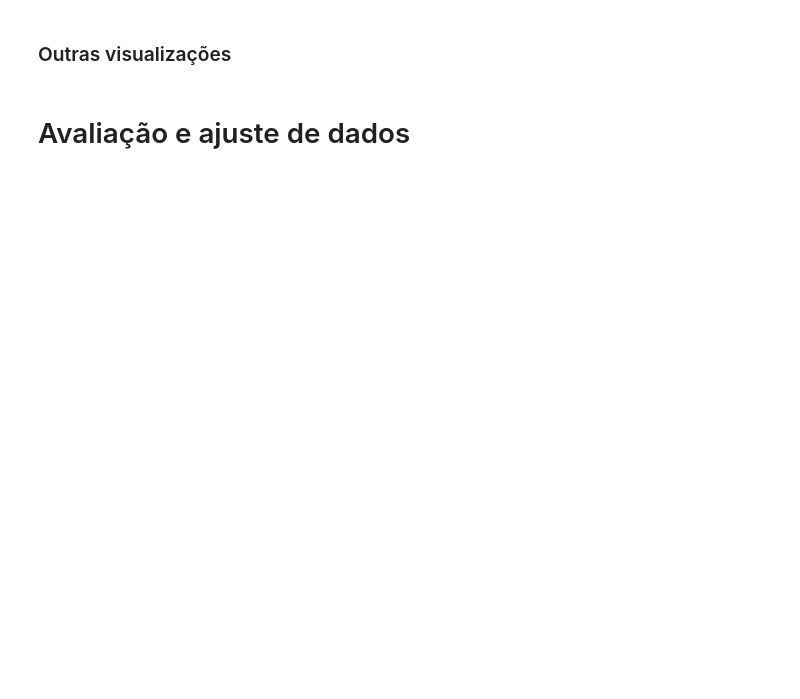
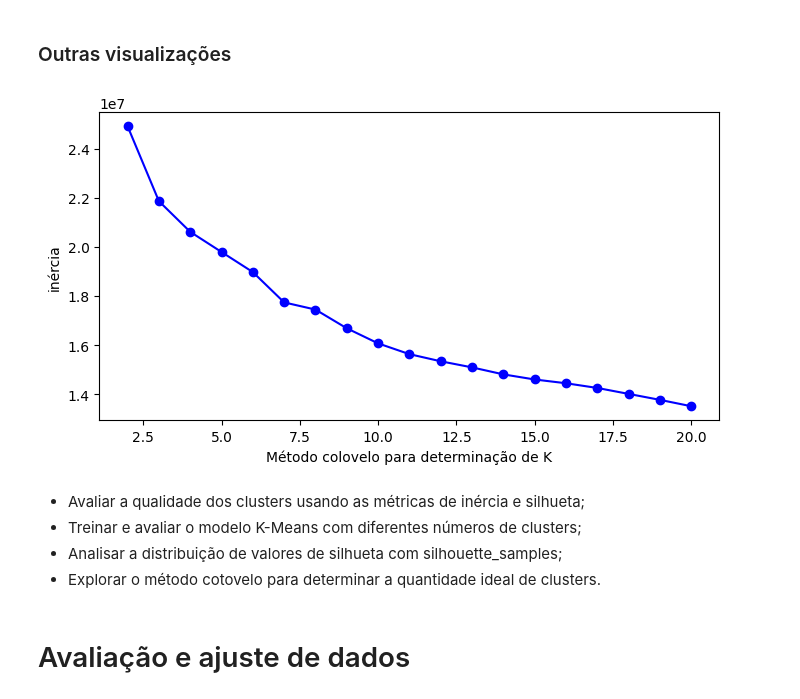
Before and after one commit to LuizinhoXT/Python, a Jupyter notebook: machine_learning/clusterizacao/Projeto_marketing.ipynb, the cells around one changed output. Cells and saved outputs as stored; diff of their text form; code cells hidden in the pictures; blank space fills up the shorter version.

```diff
--- a/machine_learning/clusterizacao/Projeto_marketing.ipynb
+++ b/machine_learning/clusterizacao/Projeto_marketing.ipynb
@@ -127,2 +137,18 @@ Returning the number of logical cores instead. You can silence this warning by s
 # %% [markdown]
 ## Avaliando métricas para diferentes K
+# %%
+
+def avaliacao(dados):
+    inercia = []
+    silhueta = []
+
+    for k in range(2,21):
+        kmeans = KMeans(n_clusters=k, random_state=45, n_init='auto')
+        kmeans.fit(dados)
+        inercia.append(kmeans.inertia_)
+        silhueta.append(f"k={k} - " + str(silhouette_score(dados, kmeans.predict(dados))))
+
+    return silhueta, inercia
+# %%
+silhueta, inercia = avaliacao(dados)
+silhueta
@@ -182,4 +233,21 @@ def graf_silhueta (n_clusters, dados):
 # %% [markdown]
 ### Outras visualizações
+# %%
+def plot_cotovelo(inercia):
+    plt.figure(figsize=(8,4))
+    plt.plot(range(2,21), inercia,'bo-')
+
+    plt.xlabel('número de clusters')
+    plt.ylabel('inércia')
+    plt.xlabel('Método colovelo para determinação de K')
+# %%
+plot_cotovelo(inercia)
+# %% [output]
+[figure, added]
+# %% [markdown]
+- Avaliar a qualidade dos clusters usando as métricas de inércia e silhueta;
+- Treinar e avaliar o modelo K-Means com diferentes números de clusters;
+- Analisar a distribuição de valores de silhueta com silhouette_samples;
+- Explorar o método cotovelo para determinar a quantidade ideal de clusters.
 # %% [markdown]
 # Avaliação e ajuste de dados
```
Also changed, not shown: parts of 15 cells of this notebook, 2 other files.
